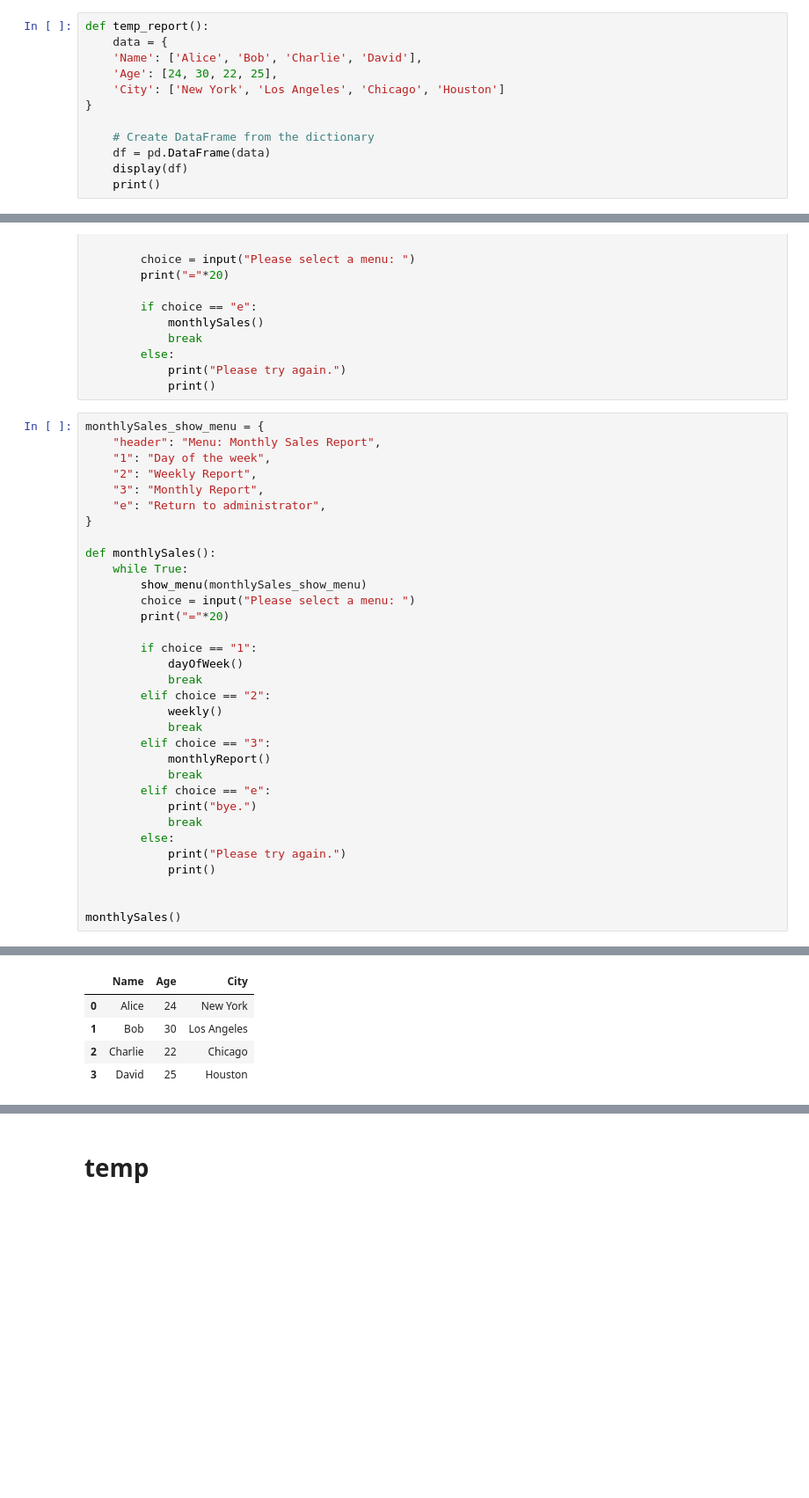
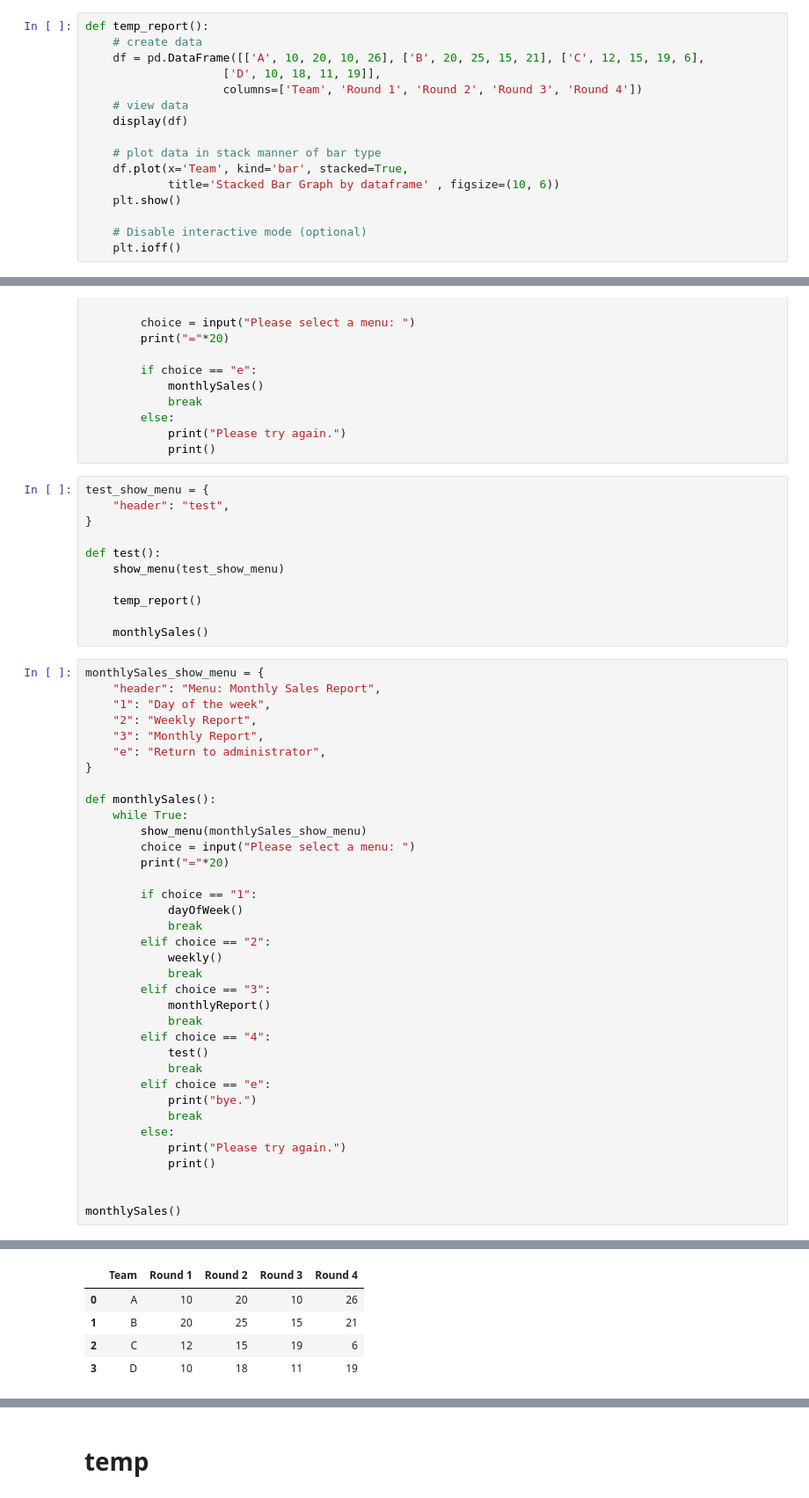
Before and after one commit to DeepVader/myProject4002, a Jupyter notebook: temp_app.ipynb, the cells around one changed output, grey strips where cells are left out. Shown at 88% size. Cells and saved outputs as stored; diff of their text form; blank space fills up the shorter version.

```diff
--- a/temp_app.ipynb
+++ b/temp_app.ipynb
@@ -298,18 +299,22 @@ def show_menu(menu):
         print()  # เพิ่มบรรทัดว่างก่อน
         print(f"e. {menu['e']}")  # แสดง "e. ออกจากโปรแกรม"
     print()  # เพิ่มบรรทัดว่างสุดท้าย
-# %%
-def temp_report():
-    data = {
-    'Name': ['Alice', 'Bob', 'Charlie', 'David'],
-    'Age': [24, 30, 22, 25],
-    'City': ['New York', 'Los Angeles', 'Chicago', 'Houston']
-}
-
-    # Create DataFrame from the dictionary
-    df = pd.DataFrame(data)
-    display(df)
-    print()
+# %%
+def temp_report():
+    # create data
+    df = pd.DataFrame([['A', 10, 20, 10, 26], ['B', 20, 25, 15, 21], ['C', 12, 15, 19, 6],
+                    ['D', 10, 18, 11, 19]],
+                    columns=['Team', 'Round 1', 'Round 2', 'Round 3', 'Round 4'])
+    # view data
+    display(df)
+
+    # plot data in stack manner of bar type
+    df.plot(x='Team', kind='bar', stacked=True,
+            title='Stacked Bar Graph by dataframe' , figsize=(10, 6))
+    plt.show()
+
+    # Disable interactive mode (optional)
+    plt.ioff()
 # %%
 dayOfWeek_show_menu = {
     "header": "Day of the week Report",
@@ -373,6 +378,17 @@ def monthlyReport():
         else:
             print("Please try again.")
             print()
+# %%
+test_show_menu = {
+    "header": "test",
+}
+
+def test():
+    show_menu(test_show_menu)
+
+    temp_report()
+
+    monthlySales()
 # %%
 monthlySales_show_menu = {
     "header": "Menu: Monthly Sales Report",
@@ -397,6 +413,9 @@ def monthlySales():
         elif choice == "3":
             monthlyReport()
             break
+        elif choice == "4":
+            test()
+            break
         elif choice == "e":
             print("bye.")
             break
@@ -421,8 +440,8 @@ Weekly Report
 ====================
 
 e. Return to Monthly Sales Report
-|  | Name | Age | City |
-| 0 | Alice | 24 | New York |
-| 1 | Bob | 30 | Los Angeles |
-| 2 | Charlie | 22 | Chicago |
-| 3 | David | 25 | Houston |
+|  | Team | Round 1 | Round 2 | Round 3 | Round 4 |
+| 0 | A | 10 | 20 | 10 | 26 |
+| 1 | B | 20 | 25 | 15 | 21 |
+| 2 | C | 12 | 15 | 19 | 6 |
+| 3 | D | 10 | 18 | 11 | 19 |
```
Also changed, not shown: parts of 2 cells of this notebook.
